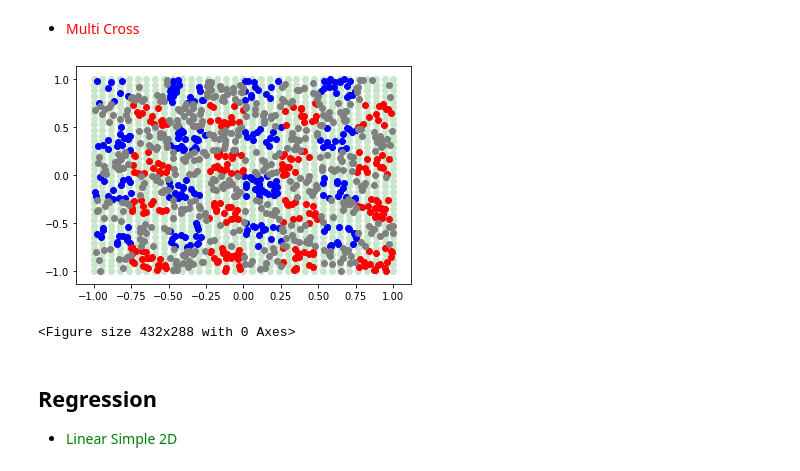
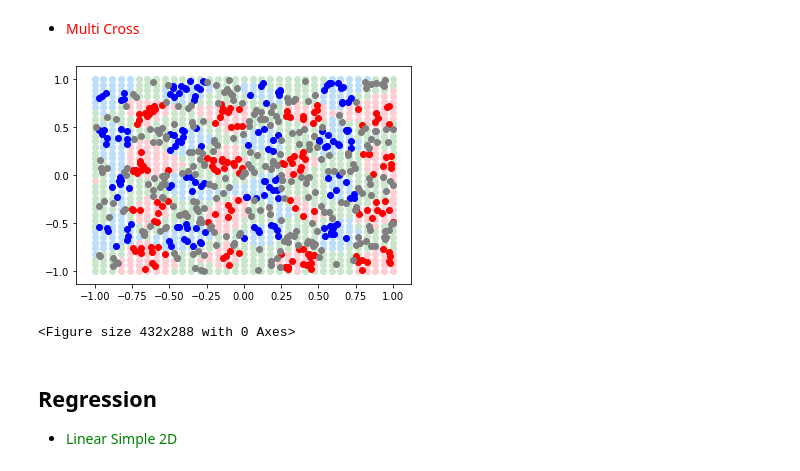
Before and after one commit to HadarakDev/ProjetAnnuel3IBD, a Jupyter notebook: projet/python/jupyter/testSvm.ipynb, the cells around one changed output. Saved outputs shown, nothing was run; the diff lists cells and outputs as text; code cells hidden in the pictures.

Commit message:
fix display method on svm jupyter

```diff
--- a/projet/python/jupyter/testSvm.ipynb
+++ b/projet/python/jupyter/testSvm.ipynb
@@ -326,61 +291,63 @@ plot_dataset(Xnp, Ynp)
 - <font color=red>Multi Cross</font>
 # %%
 # Points Data
-Xnp = np.random.random((1000, 2)) * 2.0 - 1.0
+Xnp = np.random.random((600, 2)) * 2.0 - 1.0
 Ynp = np.array([[1, 0, 0] if abs(p[0] % 0.5) <= 0.25 and abs(p[1] % 0.5) > 0.25 else
               [0, 1, 0] if abs(p[0] % 0.5) > 0.25 and abs(p[1] % 0.5) <= 0.25 else
               [0, 0, 1] for p in Xnp])
 X = matrixToArray(Xnp.tolist())
 Y = matrixToArray(Ynp.tolist())
 
 pMatrixX = loadTestCase(myDll, X, Xnp.shape[0],  Xnp.shape[1], 0)
 
 # //////// Train A
-Y1 = [ 1 if y == [1, 0, 0] else -1 for y in Ynp.tolist()]
-Y1 = np.array(Y1, dtype=float)
-pMatrixY1 = loadTestCase(myDll, Y1, Y1.shape[0], 1, 0)
-bigMatrix1 = getBigMatrix(Xnp, Y1)
-alpha1 = getAlpha(bigMatrix1, Y1)
+YA = [ 1 if y == [1, 0, 0] else -1 for y in Ynp.tolist()]
+YA = np.array(YA, dtype=float)
+pMatrixYA = loadTestCase(myDll, YA, YA.shape[0], 1, 0)
+bigMatrixA = getBigMatrixKernelTrick(Xnp, YA)
+alphaA = getAlpha(bigMatrixA, YA)
 
 # Get Alphas as eigen::vector
-alphaVector1 = datasetToVector(myDll,alpha1, 0)
-WVector1 = fitSvm(myDll, pMatrixX, pMatrixY1, alphaVector1)
+alphaVectorA = datasetToVector(myDll,alphaA, 0)
+W0A = fitSvmKernelTrick(myDll, pMatrixX, pMatrixYA, alphaVectorA)
 
 #//////// Train B
-Y2 = [ 1 if y == [0, 1, 0] else -1 for y in Ynp.tolist()]
-Y2 = np.array(Y2,dtype=float)
-pMatrixY2 = loadTestCase(myDll, Y2, Y2.shape[0], 1, 0)
-bigMatrix2 = getBigMatrix(Xnp, Y2)
-alpha2 = getAlpha(bigMatrix2, Y2)
+YB = [ 1 if y == [0, 1, 0] else -1 for y in Ynp.tolist()]
+YB = np.array(YB,dtype=float)
+pMatrixYB = loadTestCase(myDll, YB, YB.shape[0], 1, 0)
+bigMatrixB = getBigMatrixKernelTrick(Xnp, YB)
+alphaB = getAlpha(bigMatrixB, YB)
 
 # Get Alphas as eigen::vector
-alphaVector2 = datasetToVector(myDll,alpha2, 0)
-WVector2 = fitSvm(myDll, pMatrixX, pMatrixY2, alphaVector2)
+alphaVectorB = datasetToVector(myDll,alphaB, 0)
+W0B = fitSvmKernelTrick(myDll, pMatrixX, pMatrixYB, alphaVectorB)
 
 # ////////Train C
-Y3 = [ 1 if y == [0, 0, 1] else -1 for y in Ynp.tolist()]
-Y3 = np.array(Y3, dtype=float)
-pMatrixY3 = loadTestCase(myDll, Y3, Y3.shape[0], 1, 0)
-bigMatrix3 = getBigMatrix(Xnp, Y3)
-alpha3 = getAlpha(bigMatrix3, Y3)
+YC = [ 1 if y == [0, 0, 1] else -1 for y in Ynp.tolist()]
+YC = np.array(YC, dtype=float)
+pMatrixYC = loadTestCase(myDll, YC, YC.shape[0], 1, 0)
+bigMatrixC = getBigMatrixKernelTrick(Xnp, YC)
+alphaC = getAlpha(bigMatrixC, YC)
 
 # Get Alphas as eigen::vector
-alphaVector3 = datasetToVector(myDll,alpha3, 0)
-WVector3 = fitSvm(myDll, pMatrixX, pMatrixY3, alphaVector3)
+alphaVectorC = datasetToVector(myDll,alphaC, 0)
+W0C = fitSvmKernelTrick(myDll, pMatrixX, pMatrixYC, alphaVectorC)
 
 X1 = np.linspace(-1, 1, 35)
 X2 = np.linspace(-1, 1, 35)
 
-displaySVMClassifResult2DTripleClass(myDll, WVector1, WVector2, WVector3, X1, X2)
+displaySVMKernelClassifResult2DTripleClass(myDll, W0A, W0B, W0C, alphaVectorA, \
+                                     alphaVectorB, alphaVectorC, pMatrixX, pMatrixYA, pMatrixYB, pMatrixYC, X1, X2)
+
 
 # Display data points
 plt.scatter(np.array(list(map(lambda elt : elt[1], filter(lambda c: Ynp[c[0]][0] == 1, enumerate(Xnp)))))[:,0], np.array(list(map(lambda elt : elt[1], filter(lambda c: Ynp[c[0]][0] == 1, enumerate(Xnp)))))[:,1], color='blue')
 plt.scatter(np.array(list(map(lambda elt : elt[1], filter(lambda c: Ynp[c[0]][1] == 1, enumerate(Xnp)))))[:,0], np.array(list(map(lambda elt : elt[1], filter(lambda c: Ynp[c[0]][1] == 1, enumerate(Xnp)))))[:,1], color='red')
 plt.scatter(np.array(list(map(lambda elt : elt[1], filter(lambda c: Ynp[c[0]][2] == 1, enumerate(Xnp)))))[:,0], np.array(list(map(lambda elt : elt[1], filter(lambda c: Ynp[c[0]][2] == 1, enumerate(Xnp)))))[:,1], color='grey')
 plt.show()
 plt.clf()
 # %% [output]
-[figure, old version]
+[figure, new version]
 <Figure size 432x288 with 0 Axes>
 # %% [markdown]
 ## Regression
```
Also changed, not shown: parts of 10 cells of this notebook.
